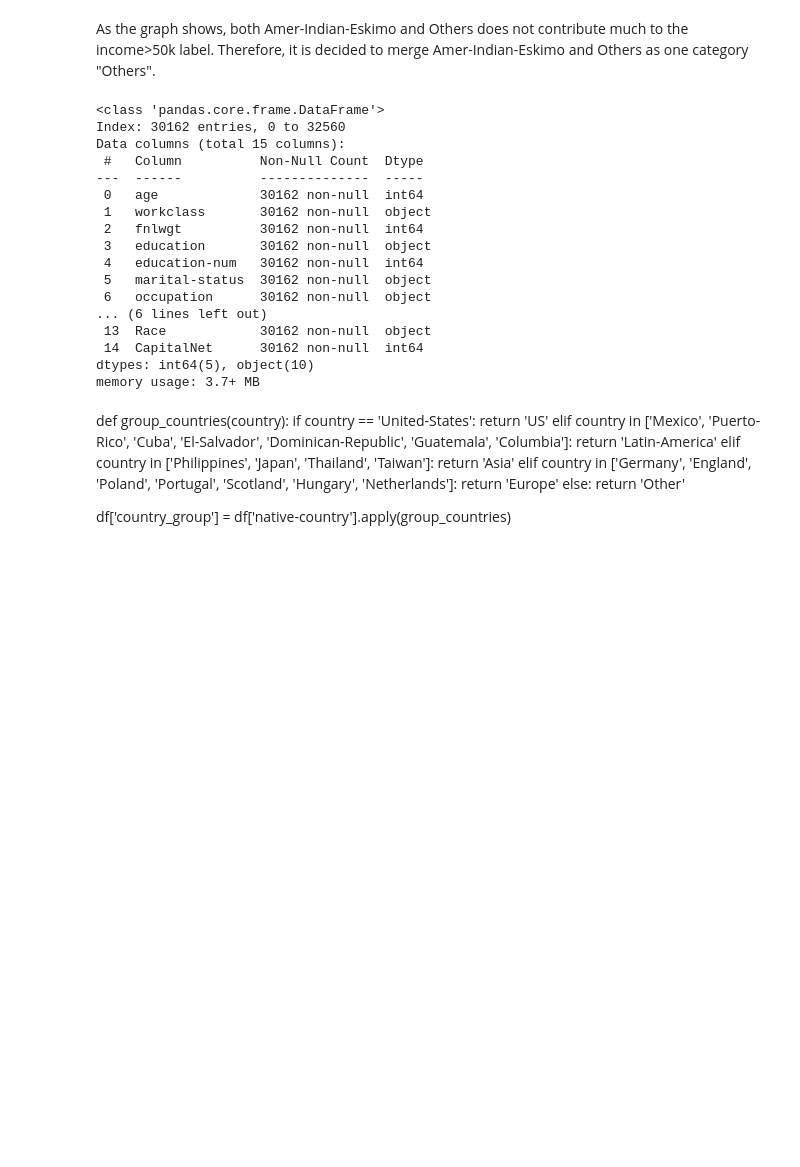
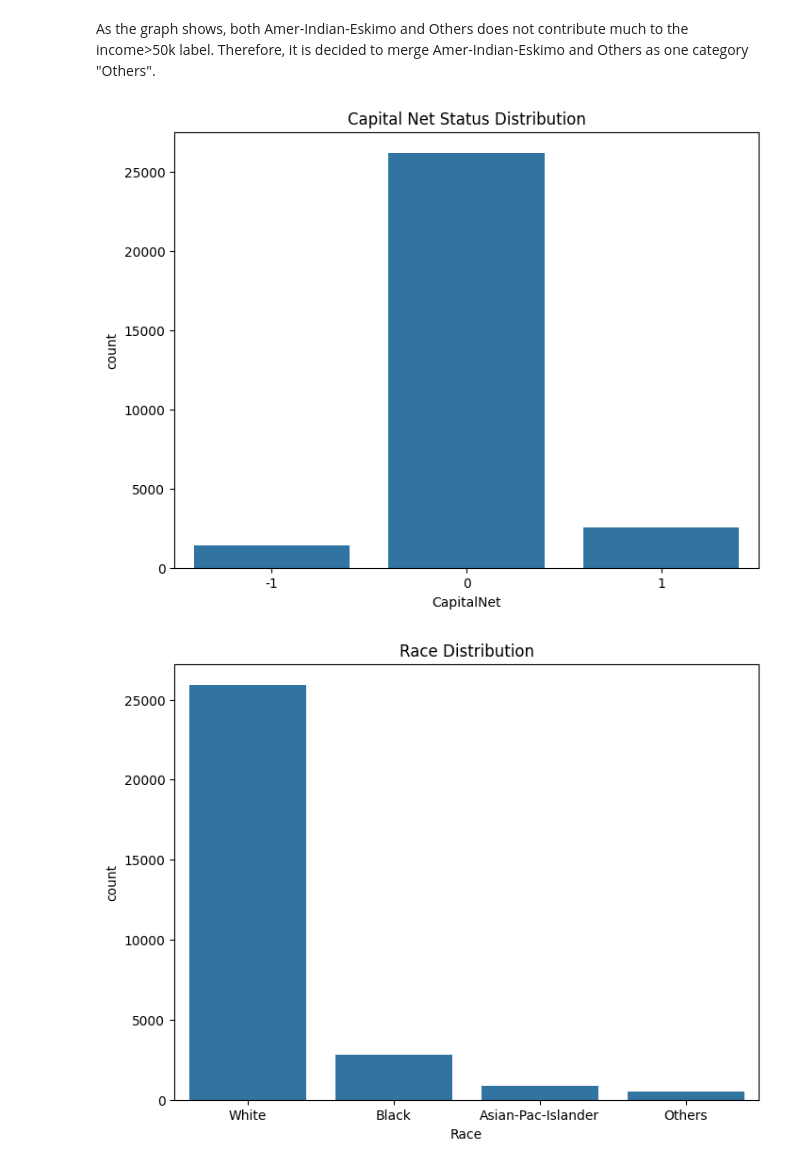
Before and after one commit to lilai3552/IN6227-DataMing, a Jupyter notebook: main.ipynb, the cells around one changed output. Drawn from its saved outputs; the diff is of its cells as text; code cells hidden in the pictures; blank space fills up the shorter version.

```diff
--- a/main.ipynb
+++ b/main.ipynb
@@ -251,6 +251,10 @@ Treatment
 
 Label
 - The label data "Income" is not exactlly considered totally balanced as approximately 75% of samples int he training set are samples with low income. Therefore during evaluation we cannot rely solely on accuracy.
+# %%
+#dropping column 'native-country'
+df_train = df_train.drop('native-country', axis=1)
+df_test = df_test.drop('native-country', axis=1)
 # %%
 #race vs income
 plt.figure(figsize=(10, 6))
@@ -264,52 +268,31 @@ As the graph shows, both Amer-Indian-Eskimo and Others does not contribute much
 # %%
 #Treatment
 
 #Race - marging "Amer-Indian-Eskimo" and "Other" as "Others"
 df_train['Race'] = df_train['race'].replace({'Amer-Indian-Eskimo': 'Others', 'Other': 'Others'})
 df_test['Race'] = df_test['race'].replace({'Amer-Indian-Eskimo': 'Others', 'Other': 'Others'})
 
 #Capital-gain and Capital-loss - converting to descreted capital net status
 df_train['CapitalNet'] = df_train['capital-gain'] - df_train['capital-loss']
 df_test['CapitalNet'] = df_test['capital-gain'] - df_test['capital-loss']
 df_train['CapitalNet'] = df_train['CapitalNet'].apply(lambda x: 1 if x > 0 else (-1 if x < 0 else 0))
 df_test['CapitalNet'] = df_test['CapitalNet'].apply(lambda x: 1 if x > 0 else (-1 if x < 0 else 0))
 df_train = df_train.drop('capital-gain', axis=1)
 df_train = df_train.drop('capital-loss', axis=1)
 df_test = df_test.drop('capital-gain', axis=1)
 df_test = df_test.drop('capital-loss', axis=1)
+
+#distribution of capital net status
+plt.figure(figsize=(8, 6))
+sns.countplot(x='CapitalNet', data=df_train)
+plt.title('Capital Net Status Distribution')
+plt.show()
+
+#distribution of Race
+plt.figure(figsize=(8, 6))
+sns.countplot(x='Race', data=df_train)
+plt.title('Race Distribution')
+plt.show()
+# %% [output]
+[figure, added]
+[figure, added]
-# %%
-df_train.info()
-# %% [output]
-<class 'pandas.core.frame.DataFrame'>
-Index: 30162 entries, 0 to 32560
-Data columns (total 15 columns):
- #   Column          Non-Null Count  Dtype
----  ------          --------------  -----
- 0   age             30162 non-null  int64
- 1   workclass       30162 non-null  object
- 2   fnlwgt          30162 non-null  int64
- 3   education       30162 non-null  object
- 4   education-num   30162 non-null  int64
- 5   marital-status  30162 non-null  object
- 6   occupation      30162 non-null  object
-... (6 lines left out)
- 13  Race            30162 non-null  object
- 14  CapitalNet      30162 non-null  int64
-dtypes: int64(5), object(10)
-memory usage: 3.7+ MB
-# %% [markdown]
-def group_countries(country):
-    if country == 'United-States':
-        return 'US'
-    elif country in ['Mexico', 'Puerto-Rico', 'Cuba', 'El-Salvador',
-                    'Dominican-Republic', 'Guatemala', 'Columbia']:
-        return 'Latin-America'
-    elif country in ['Philippines', 'Japan', 'Thailand', 'Taiwan']:
-        return 'Asia'
-    elif country in ['Germany', 'England', 'Poland', 'Portugal',
-                    'Scotland', 'Hungary', 'Netherlands']:
-        return 'Europe'
-    else:
-        return 'Other'
-
-df['country_group'] = df['native-country'].apply(group_countries)
```
Also changed, not shown: parts of 1 cell of this notebook.
